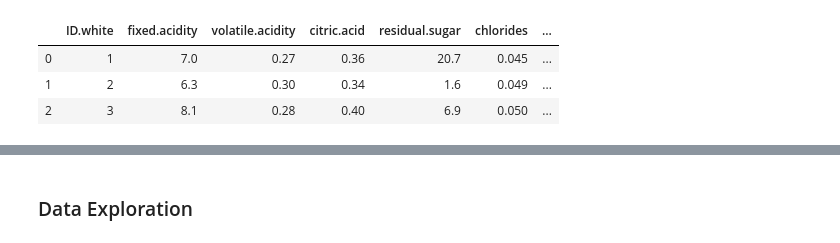
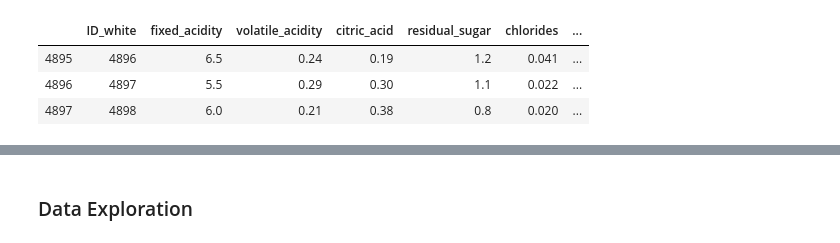
Before and after one commit to jburs/wine_quality, a Jupyter notebook: data_exploration.ipynb, the cells around one changed output, grey strips where cells are left out. Saved outputs shown, nothing was run; the diff lists cells and outputs as text; code cells hidden in the pictures.

```diff
--- a/data_exploration.ipynb
+++ b/data_exploration.ipynb
@@ -10,11 +16,11 @@ red_wine_path = 'resources/wineQualityReds.csv'
 # %%
 df_white = pd.read_csv(white_wine_path)
-df_white.head(3)
+df_white.tail(3)
 # %% [output]
-|  | ID.white | fixed.acidity | volatile.acidity | citric.acid | residual.sugar | chlorides | ... |
-| 0 | 1 | 7.0 | 0.27 | 0.36 | 20.7 | 0.045 | ... |
-| 1 | 2 | 6.3 | 0.30 | 0.34 | 1.6 | 0.049 | ... |
-| 2 | 3 | 8.1 | 0.28 | 0.40 | 6.9 | 0.050 | ... |
+|  | ID_white | fixed_acidity | volatile_acidity | citric_acid | residual_sugar | chlorides | ... |
+| 4895 | 4896 | 6.5 | 0.24 | 0.19 | 1.2 | 0.041 | ... |
+| 4896 | 4897 | 5.5 | 0.29 | 0.30 | 1.1 | 0.022 | ... |
+| 4897 | 4898 | 6.0 | 0.21 | 0.38 | 0.8 | 0.020 | ... |
 # %%
 df_red = pd.read_csv(red_wine_path)
 df_red.head(3)
```
Also changed, not shown: parts of 10 cells of this notebook, 5 other files.
